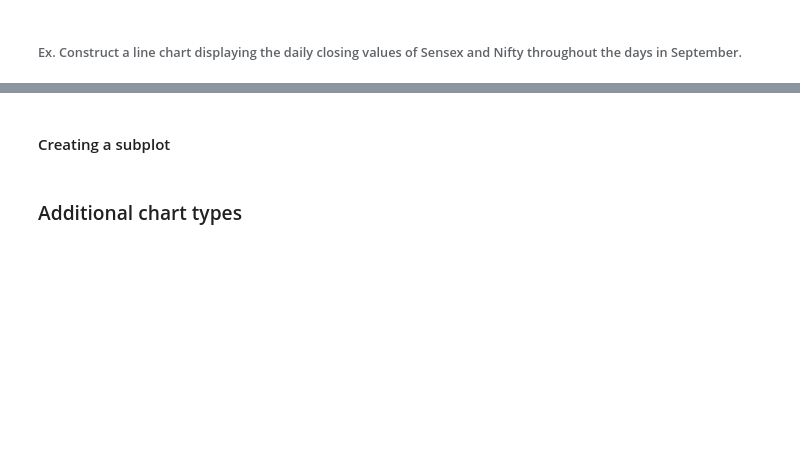
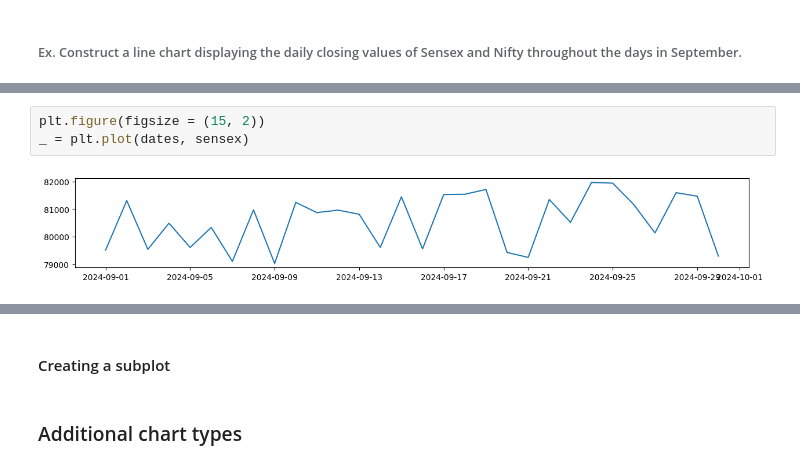
Before and after one commit to knowledge-corner/12_May_2025_Optum_Global, a Jupyter notebook: Classwork/Day - 1 classwork.ipynb, the cells around one changed output, grey strips where cells are left out. Cells and saved outputs as stored; diff of their text form; blank space fills up the shorter version.

```diff
--- a/Classwork/Day - 1 classwork.ipynb
+++ b/Classwork/Day - 1 classwork.ipynb
@@ -1528,0 +1562,5 @@ nifty = np.random.randint(23000, 25000, size = 30)
+# %%
+plt.figure(figsize = (15, 2))
+_ = plt.plot(dates, sensex)
+# %% [output]
+[figure, added]
```
Also changed, not shown: parts of 11 cells of this notebook.
